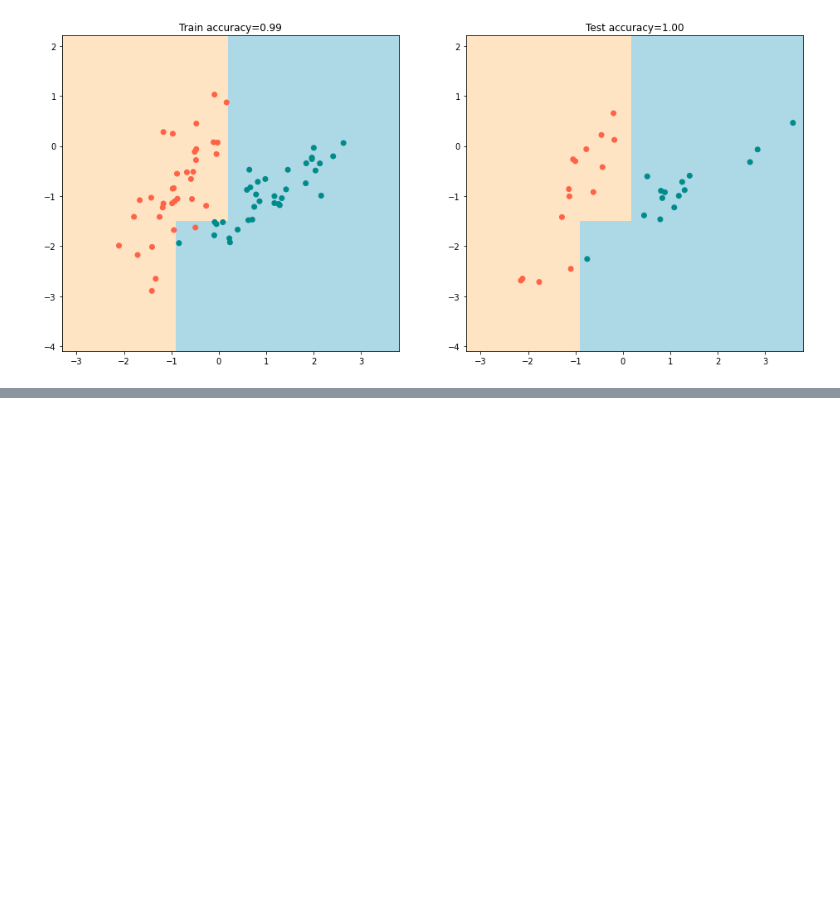
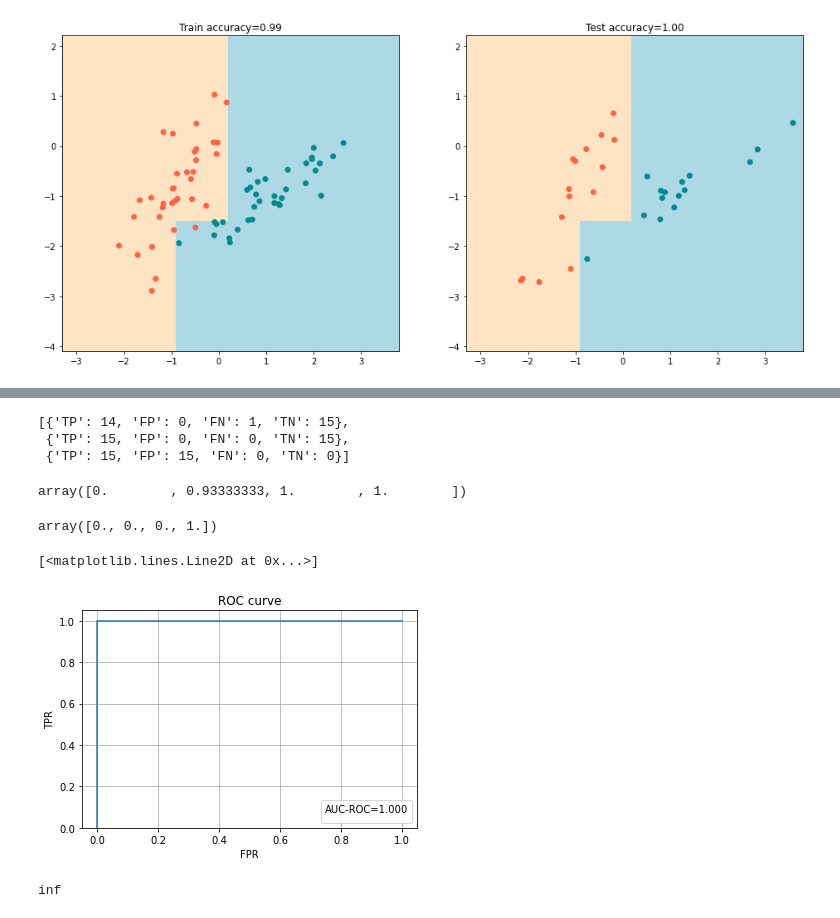
Before and after one commit to heeylaley/pythalgo, a Jupyter notebook: pythalgo_4/Forest.ipynb, the cells around one changed output, grey strips where cells are left out. Cells and saved outputs as stored; diff of their text form; code cells hidden in the pictures; blank space fills up the shorter version.

```diff
--- a/pythalgo_4/Forest.ipynb
+++ b/pythalgo_4/Forest.ipynb
@@ -39,23 +39,23 @@ class Node:
         self.true_branch = true_branch  # поддерево, удовлетворяющее условию в узле
         self.false_branch = false_branch  # поддерево, не удовлетворяющее условию в узле
 
+# И класс терминального узла (листа)
 
 class Leaf:
 
-    def __init__(self, data, labels):
+    def __init__(self, data, labels, n_classes=2):
         self.data = data
         self.labels = labels
+        self.probs=np.zeros(n_classes)
         self.prediction = self.predict()
 
     def predict(self):
         # подсчет количества объектов разных классов
-        classes = {}  # сформируем словарь "класс: количество объектов"
         for label in self.labels:
-            if label not in classes:
-                classes[label] = 0
-            classes[label] += 1
+            self.probs[label] += 1
+        self.probs/=len(self.labels)
         #  найдем класс, количество объектов которого будет максимальным в этом листе и вернем его
-        prediction = max(classes, key=classes.get)
+        prediction = np.argmax(self.probs)
         return prediction
 # %% [markdown]
 #### Реализация функций
@@ -300,0 +319,49 @@ class Node:
+# %%
+def confusion(predicted, actual):
+    TP=np.sum(np.logical_and(predicted==1, actual==1))
+    FP=np.sum(np.logical_and(predicted==1, actual==0))
+    FN=np.sum(np.logical_and(predicted==0, actual==1))
+    TN=np.sum(np.logical_and(predicted==0, actual==0))
+    return {'TP': TP, 'FP': FP, 'FN': FN, 'TN': TN}
+
+def confusion_for_threshold(predicted_proba, actual, threshold=0.5):
+    return confusion((predicted_proba>=threshold).astype(int), actual)
+
+thresholds=np.unique(proba)[::-1]
+confusion_list=[confusion_for_threshold(proba, test_labels, t) for t in thresholds]
+# %%
+confusion_list
+# %% [output]
+[{'TP': 14, 'FP': 0, 'FN': 1, 'TN': 15},
+ {'TP': 15, 'FP': 0, 'FN': 0, 'TN': 15},
+ {'TP': 15, 'FP': 15, 'FN': 0, 'TN': 0}]
+# %%
+num_pos=np.sum(test_labels)
+num_neg=len(test_labels)-num_pos
+TPR=np.concatenate([[0], [m['TP']/num_pos for m in confusion_list]])
+FPR=np.concatenate([[0], [m['FP']/num_neg for m in confusion_list]])
+# %%
+TPR
+# %% [output]
+array([0.        , 0.93333333, 1.        , 1.        ])
+# %%
+FPR
+# %% [output]
+array([0., 0., 0., 1.])
+# %%
+AUC_ROC = np.sum((FPR[1:]-FPR[:-1])*(TPR[1:]+TPR[:-1])/2)
+
+plt.title('ROC curve')
+plt.ylim(0, 1.05)
+plt.xlabel('FPR')
+plt.ylabel('TPR')
+plt.grid()
+plt.legend(' ', title=f'AUC-ROC={AUC_ROC:.3f}', loc='lower right')
+plt.plot(FPR, TPR)
+# %% [output]
+[<matplotlib.lines.Line2D at 0x...>]
+[figure, added]
+# %%
+np.inf-1
+# %% [output]
+inf
```
Also changed, not shown: parts of 4 cells of this notebook.
